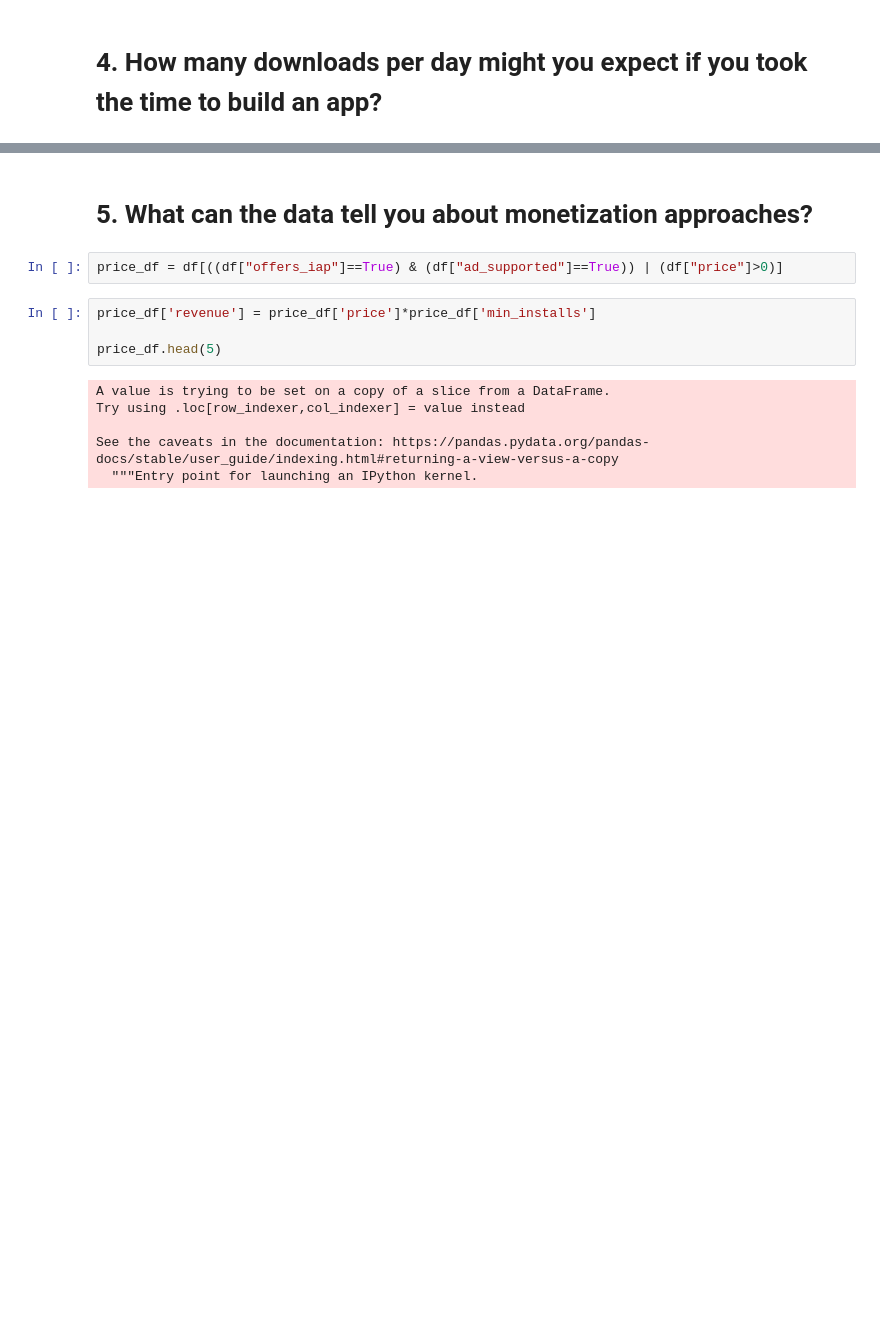
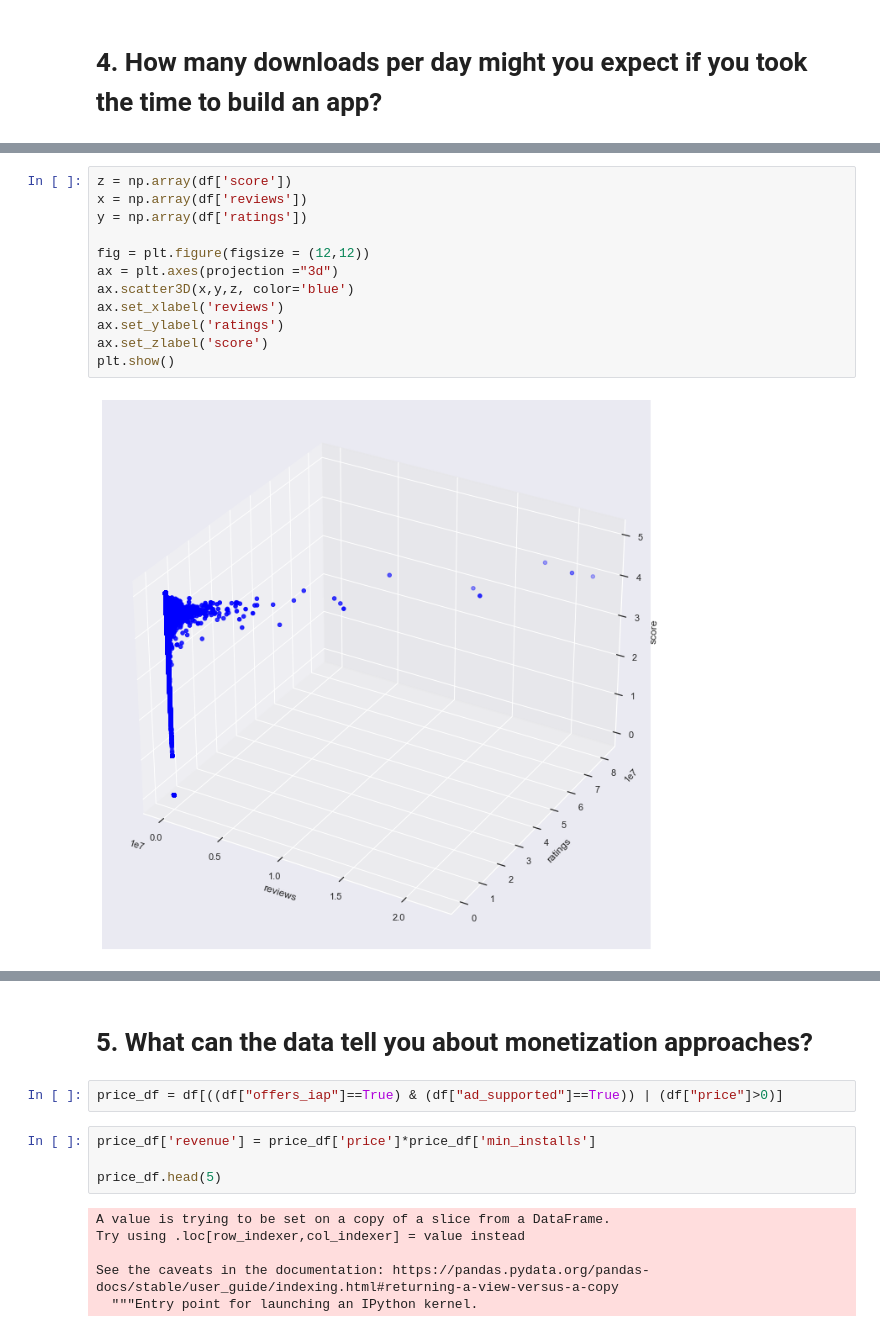
Before and after one commit to Necronoxia/google-play-apps-analysis, a Jupyter notebook: mini_proj.ipynb, the cells around one changed output, grey strips where cells are left out. Cells and saved outputs as stored; diff of their text form; blank space fills up the shorter version.

```diff
--- a/mini_proj.ipynb
+++ b/mini_proj.ipynb
@@ -210,0 +246,14 @@ YouTube 1000000000
+# %%
+z = np.array(df['score'])
+x = np.array(df['reviews'])
+y = np.array(df['ratings'])
+
+fig = plt.figure(figsize = (12,12))
+ax = plt.axes(projection ="3d")
+ax.scatter3D(x,y,z, color='blue')
+ax.set_xlabel('reviews')
+ax.set_ylabel('ratings')
+ax.set_zlabel('score')
+plt.show()
+# %% [output]
+[figure, added]
```
Also changed, not shown: parts of 13 cells of this notebook.
